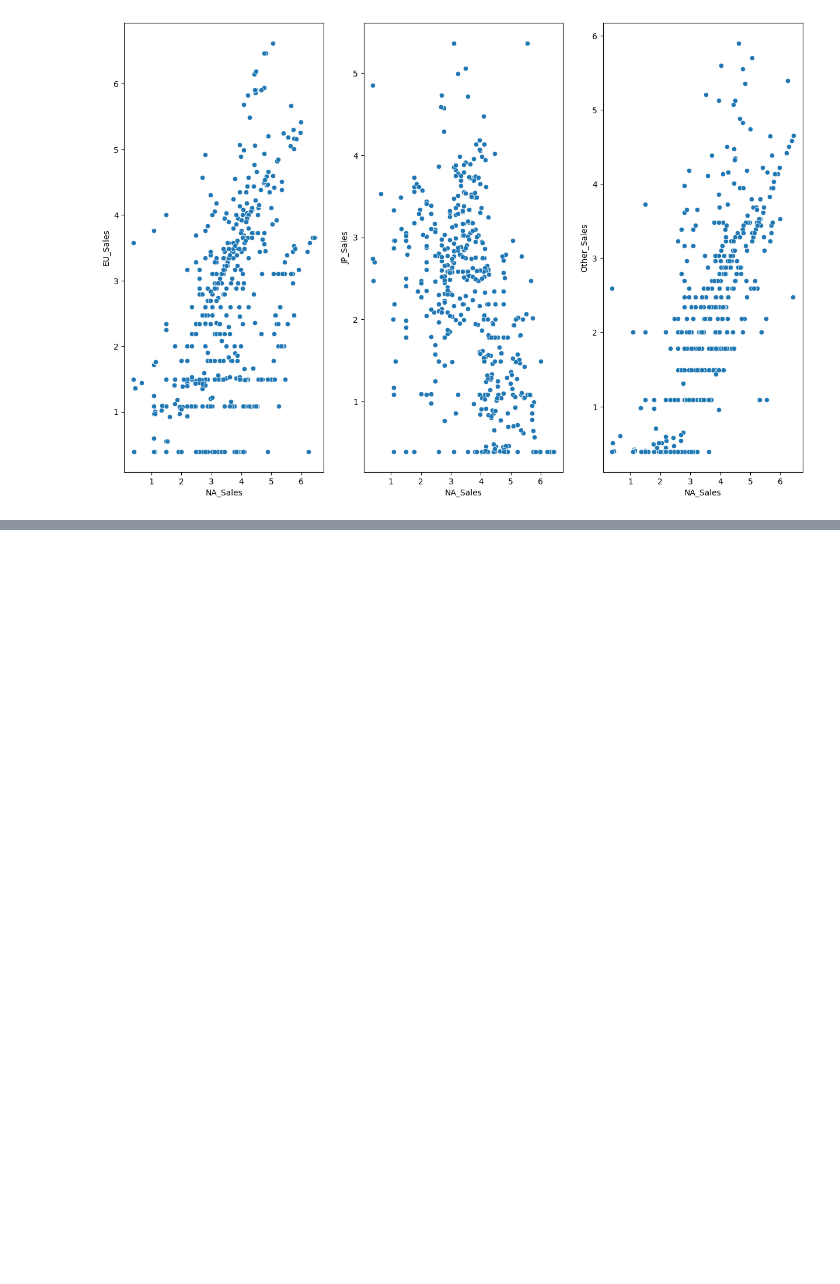
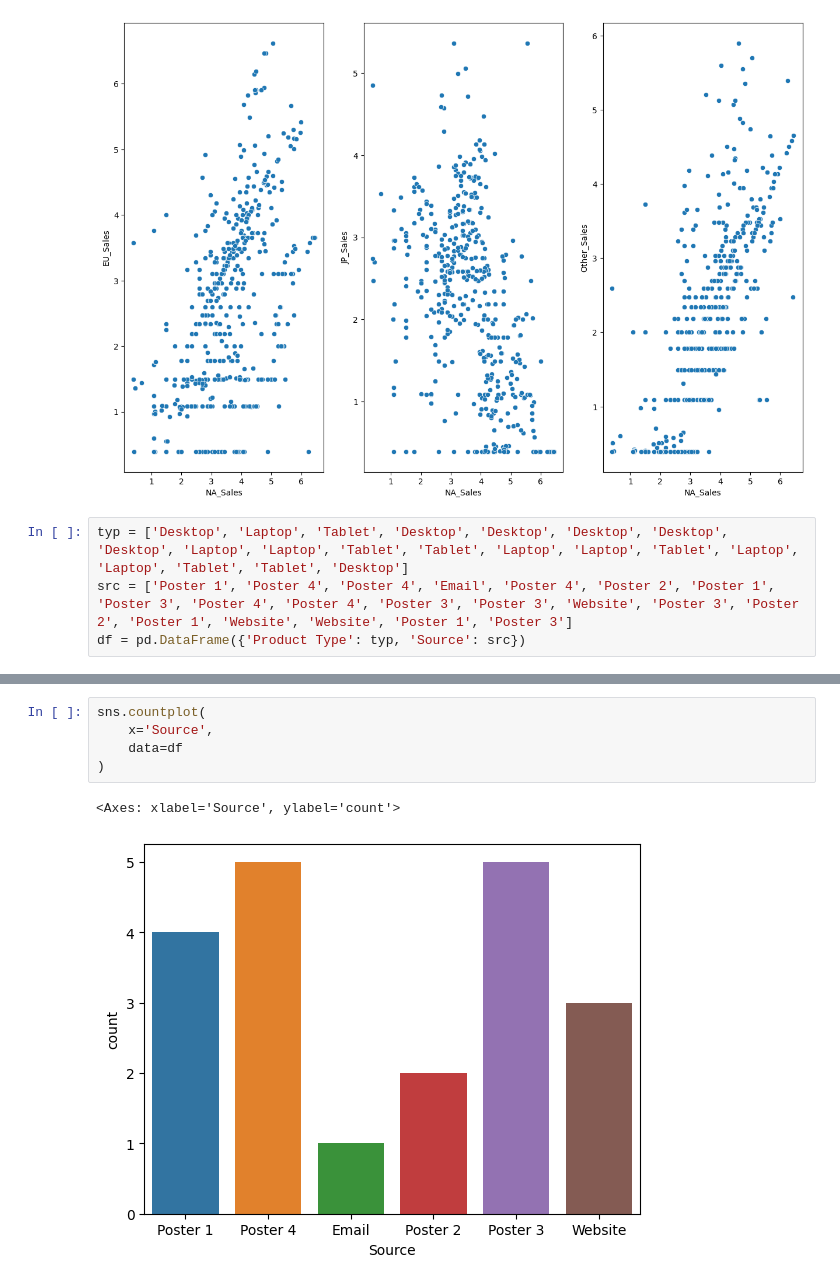
Before and after one commit to 94shreyas/Practise_Python, a Jupyter notebook: DAV2.ipynb, the cells around one changed output, grey strips where cells are left out. Drawn from its saved outputs; the diff is of its cells as text; blank space fills up the shorter version.

```diff
--- a/DAV2.ipynb
+++ b/DAV2.ipynb
@@ -254,3 +254,7 @@ sns.scatterplot(
 # %% [output]
 <Axes: xlabel='NA_Sales', ylabel='Other_Sales'>
 [figure]
+# %%
+typ = ['Desktop', 'Laptop', 'Tablet', 'Desktop', 'Desktop', 'Desktop', 'Desktop', 'Desktop', 'Laptop', 'Laptop', 'Tablet', 'Tablet', 'Laptop', 'Laptop', 'Tablet', 'Laptop', 'Laptop', 'Tablet', 'Tablet', 'Desktop']
+src = ['Poster 1', 'Poster 4', 'Poster 4', 'Email', 'Poster 4', 'Poster 2', 'Poster 1', 'Poster 3', 'Poster 4', 'Poster 4', 'Poster 3', 'Poster 3', 'Website', 'Poster 3', 'Poster 2', 'Poster 1', 'Website', 'Website', 'Poster 1', 'Poster 3']
+df = pd.DataFrame({'Product Type': typ, 'Source': src})
@@ -256,0 +281,8 @@ sns.scatterplot(
+# %%
+sns.countplot(
+    x='Source',
+    data=df
+)
+# %% [output]
+<Axes: xlabel='Source', ylabel='count'>
+[figure, added]
```
Also changed, not shown: parts of 1 cell of this notebook.
